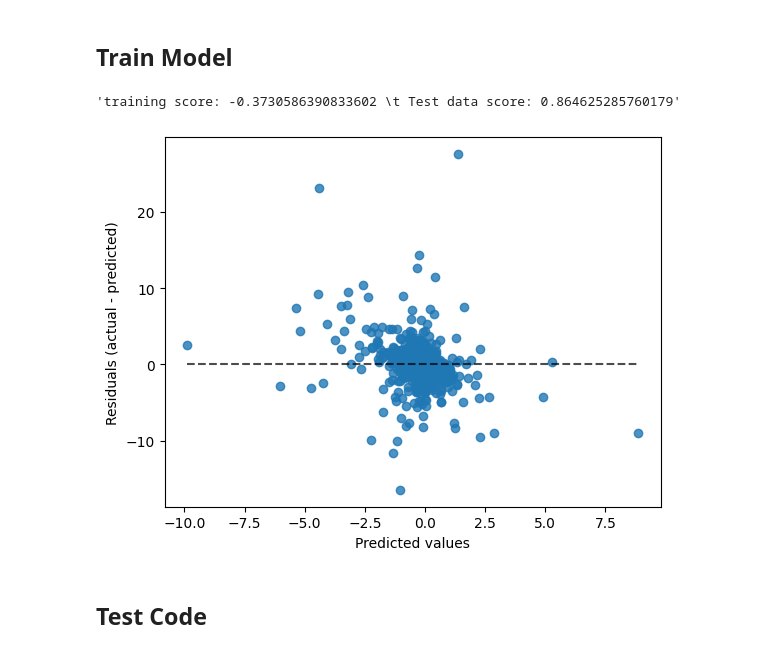
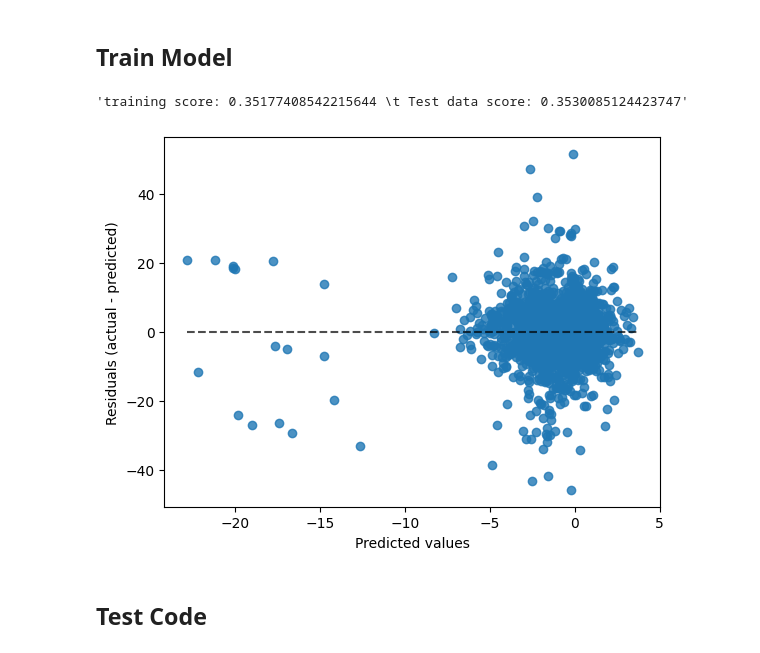
Before and after one commit to JiNathan/StockMarketPrediction, a Jupyter notebook: News_Data_Processing.ipynb, the cells around one changed output. Saved outputs shown, nothing was run; the diff lists cells and outputs as text; code cells hidden in the pictures.

Commit message:
Functionable model
Could be better, however. Currently about 0.25 median error (±.25)

```diff
--- a/News_Data_Processing.ipynb
+++ b/News_Data_Processing.ipynb
@@ -217,49 +245,55 @@ relevancy
 # %%
 # Data Split. Import y value array from other
 from sklearn.model_selection import train_test_split
+from sklearn.preprocessing import QuantileTransformer
 
-# Define your input (X) and output (y) variables
-X = relevancy  # Assuming 'date' is a datetime column
-# Replace 'actual_target_column' with the actual column name you want to predict
-y = prices
+scaler = QuantileTransformer(output_distribution='normal')
+articles = scaler.fit_transform(articles.T)
 
 # Split the data into training and testing sets
-x_train, x_test, y_train, y_test = train_test_split(X, y, test_size=0.2, random_state=42)
-alt_x_train, alt_x_test, alt_weight_train, alt_weight_test, alt_y_train,\
-      alt_y_test = train_test_split(articles.T, relevancy.T.mean(), y, test_size=0.05, random_state=42)
+x_train, x_test, weight_train, weight_test, y_train, \
+    y_test = train_test_split(
+        articles, relevancy.T.mean(), prices, test_size=0.2, random_state=42)
 # %% [markdown]
 ## Train Model
 # %%
 from sklearn.multioutput import MultiOutputRegressor
-from sklearn.ensemble import GradientBoostingRegressor
+#from sklearn.ensemble import GradientBoostingRegressor
+# from sklearn.cross_decomposition import PLSRegression
+from sklearn.linear_model import LinearRegression
 
-def get_model(x_, y_, weight=None) -> MultiOutputRegressor:
-    regressor = GradientBoostingRegressor()
+
+def get_modeling_model(x_, y_, weight=None) -> MultiOutputRegressor:
+    '''Returns a model to get from x to y'''
+    regressor = LinearRegression(n_jobs=-1)
     multi_output_regressor = MultiOutputRegressor(regressor, n_jobs=-1)
-    return multi_output_regressor.fit(x_, y_, weight)
+    return multi_output_regressor.fit(x_, y_)
 
-alt_regressor = get_model(alt_x_train, alt_y_train, alt_weight_train) #= get_model(alt_x_train, alt_y_train)
+def apply_modeling_model(x_, model: MultiOutputRegressor):
+    return model.predict(x_)
+
+alt_regressor = get_modeling_model(x_train, y_train, weight_train)
 # %%
-from sklearn.metrics import r2_score
-train_score = r2_score(y_true=alt_y_test, y_pred=alt_regressor.predict(alt_x_test), sample_weight=alt_weight_test)
-test_score = r2_score(y_true=alt_y_train, y_pred=alt_regressor.predict(alt_x_train), sample_weight=alt_weight_train)
+from sklearn.metrics import median_absolute_error
+test_score = median_absolute_error(y_true=y_test, y_pred=alt_regressor.predict(
+    x_test))
+train_score = median_absolute_error(y_true=y_train, y_pred=alt_regressor.predict(
+    x_train))
 
 f'training score: {train_score} \t Test data score: {test_score}'
 # %% [output]
-'training score: -0.3730586390833602 \t Test data score: 0.864625285760179'
+'training score: 0.35177408542215644 \t Test data score: 0.3530085124423747'
 # %%
 import matplotlib.pyplot as plt
 from sklearn.metrics import PredictionErrorDisplay
 
-# prediction = PredictionErrorDisplay(y_true=y_test, y_pred=multi_output_regressor.predict(x_test))
-# prediction.plot()
-
-alt_prediction = PredictionErrorDisplay(y_true=alt_y_test, y_pred=alt_regressor.predict(alt_x_test))
+alt_prediction = PredictionErrorDisplay(
+    y_true=y_test, y_pred=alt_regressor.predict(x_test))
 alt_prediction.plot()
 
 plt.show()
 # %% [output]
-[figure, old version]
+[figure, new version]
 # %% [markdown]
 ## Test Code
 # %% [markdown]
```
Also changed, not shown: parts of 24 cells of this notebook, 5 other files.
